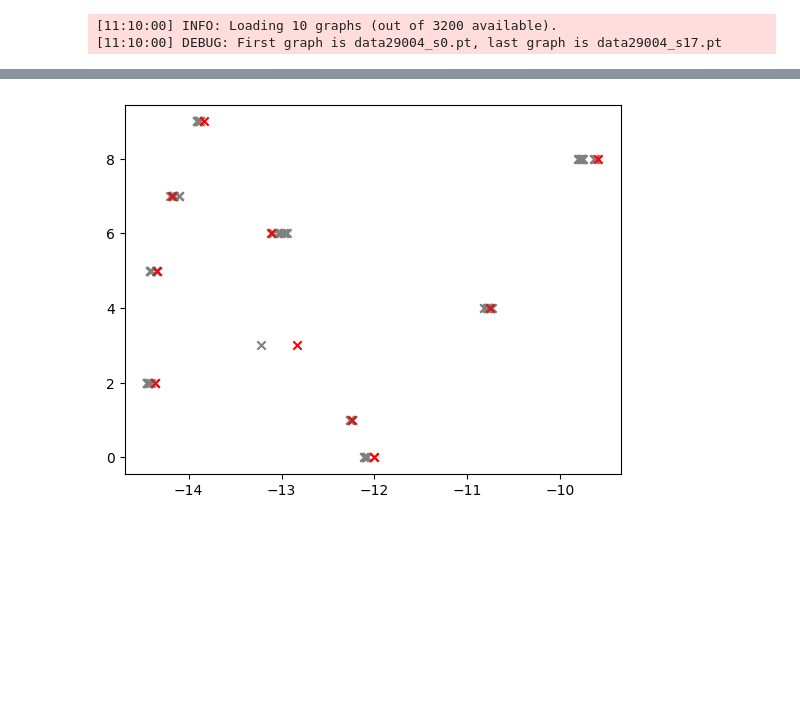
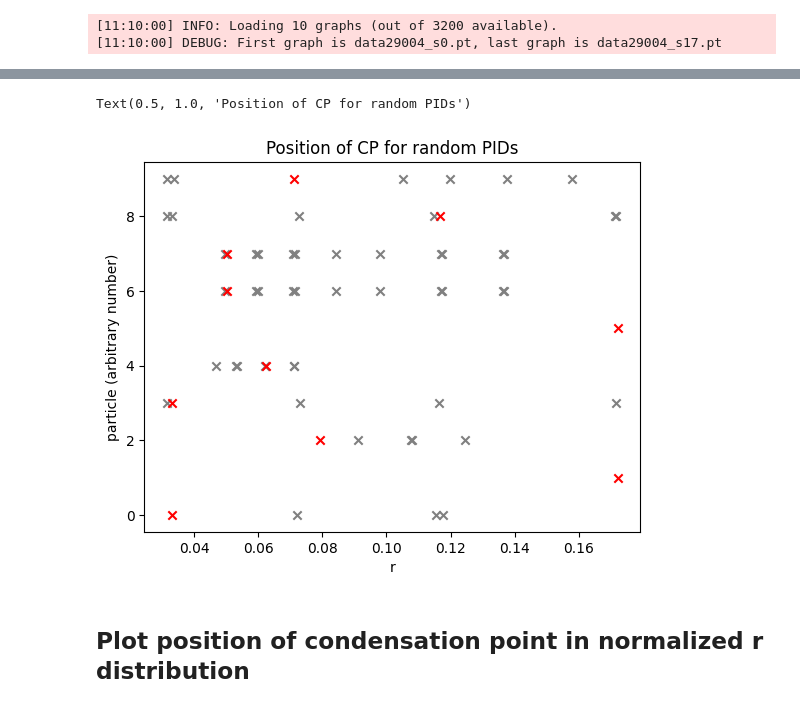
Before and after one commit to gnn-tracking/klieret-gnn-tracking-experiments, a Jupyter notebook: notebooks/0200_fixed_ec_condensation_points.ipynb, the cells around one changed output, grey strips where cells are left out. Saved outputs shown, nothing was run; the diff lists cells and outputs as text; code cells hidden in the pictures; blank space fills up the shorter version.

Commit message:
Plot r-position of CPs

```diff
--- a/notebooks/0200_fixed_ec_condensation_points.ipynb
+++ b/notebooks/0200_fixed_ec_condensation_points.ipynb
@@ -63,15 +61,11 @@ from torch_geometric.loader import DataLoader
 loader = DataLoader(graphs, num_workers=6)
 # %%
-import torch
-from tqdm import tqdm
-
-
 trainer = trainable.trainer
 trainer.model.eval()
 
 study_input = []
 
-interesting_keys = ["x", "beta", "particle_id", "ec_hit_mask"]
+interesting_keys = ["beta", "particle_id", "ec_hit_mask"]
 
 stop = None
 with torch.no_grad():
@@ -80,5 +74,6 @@ with torch.no_grad():
         study_input.append(
             {key: model_output[key].cpu().numpy() for key in interesting_keys}
         )
+        study_input[-1]["x"] = data.x.cpu().numpy()
         if idx == stop:
             break
@@ -109,12 +91,17 @@ plt.hist(fc["x"][:, 3])
 # %%
 fig, ax = plt.subplots()
+selected_pids = np.random.choice(fc["particle_id"], 10)
 for ipid, pid in enumerate(selected_pids):
     mask = fc["particle_id"] == pid
     xs = fc["r"][mask]
     ys = np.array([ipid] * mask.sum())
     condensation_beta = np.max(fc["beta"][mask])
     is_condensation_mask = fc["beta"][mask] == condensation_beta
     ax.scatter(xs[~is_condensation_mask], ys[~is_condensation_mask], marker="x", color="gray")
     ax.scatter(xs[is_condensation_mask], ys[is_condensation_mask], marker="x", color="red")
+ax.set_xlabel("r")
+ax.set_ylabel("particle (arbitrary number)")
+ax.set_title("Position of CP for random PIDs")
 # %% [output]
+Text(0.5, 1.0, 'Position of CP for random PIDs')
-[figure, old version]
+[figure, new version]
@@ -122,0 +108,2 @@ for ipid, pid in enumerate(selected_pids):
+# %% [markdown]
+## Plot position of condensation point in normalized r distribution
```
Also changed, not shown: parts of 17 cells of this notebook.
